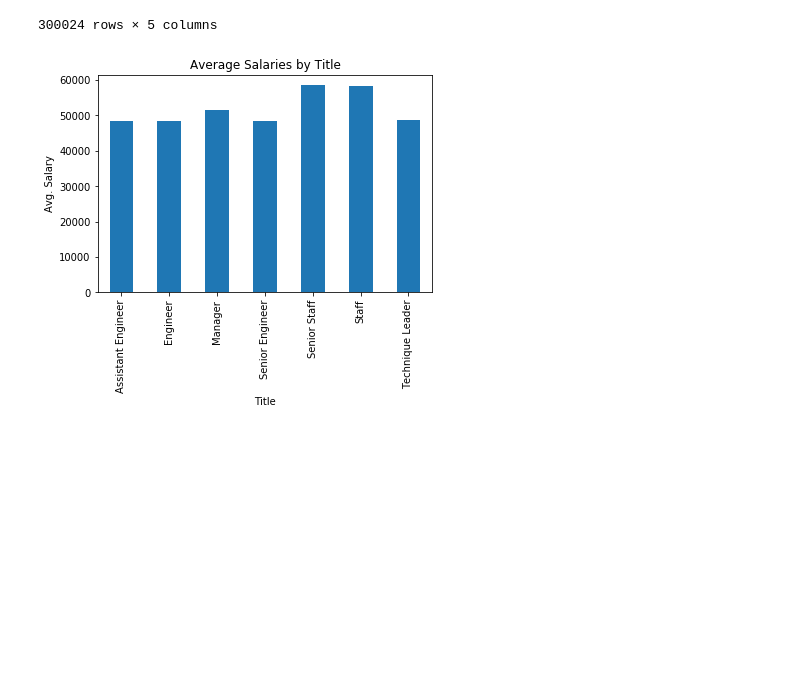
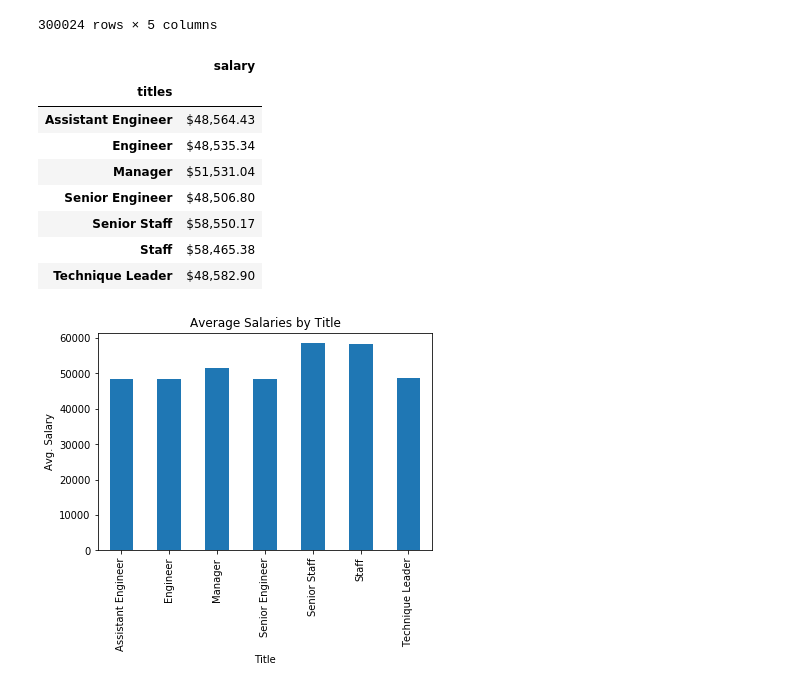
Before and after one commit to Danacw/Employee-Data-SQL-Analysis, a Jupyter notebook: Queries/Employees_Query_SQLAlchemy.ipynb, the cells around one changed output. Cells and saved outputs as stored; diff of their text form; code cells hidden in the pictures; blank space fills up the shorter version.

Commit message:
Updated formatting.

```diff
--- a/Queries/Employees_Query_SQLAlchemy.ipynb
+++ b/Queries/Employees_Query_SQLAlchemy.ipynb
@@ -172,6 +171,19 @@ emp_title_salaries
 | 300022 | 110386 | m0001 | 40000 | m0001 | Manager |
 | 300023 | 111784 | m0001 | 40000 | m0001 | Manager |
 300024 rows × 5 columns
+# %%
+emp_groupby=pd.DataFrame(emp_title_salaries.groupby("titles")["salary"].mean().round(2).map("${:,.2f}".format))
+emp_groupby
+# %% [output]
+|  | salary |
+| titles |  |
+| Assistant Engineer | $48,564.43 |
+| Engineer | $48,535.34 |
+| Manager | $51,531.04 |
+| Senior Engineer | $48,506.80 |
+| Senior Staff | $58,550.17 |
+| Staff | $58,465.38 |
+| Technique Leader | $48,582.90 |
 # %%
 emp_groupby=emp_title_salaries.groupby("titles")["salary"].mean()
 emp_groupby.plot.bar()
```
Also changed, not shown: parts of 1 cell of this notebook, 2 other files.
